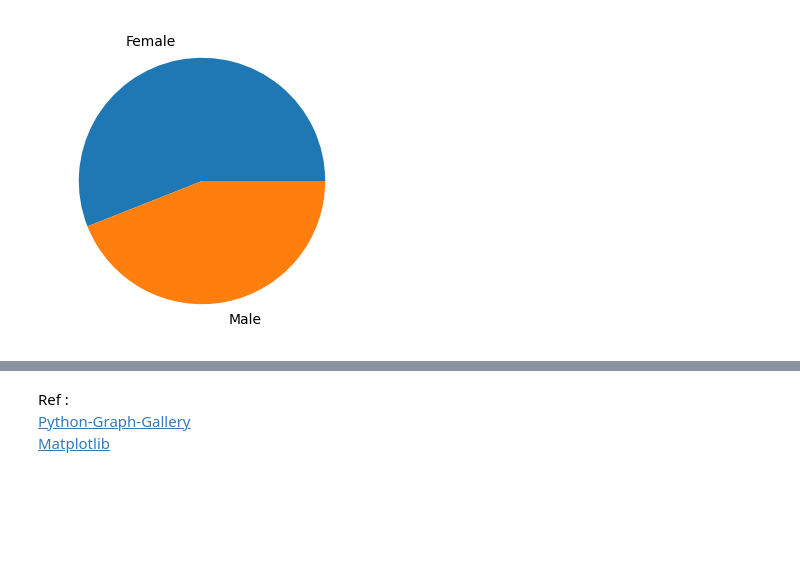
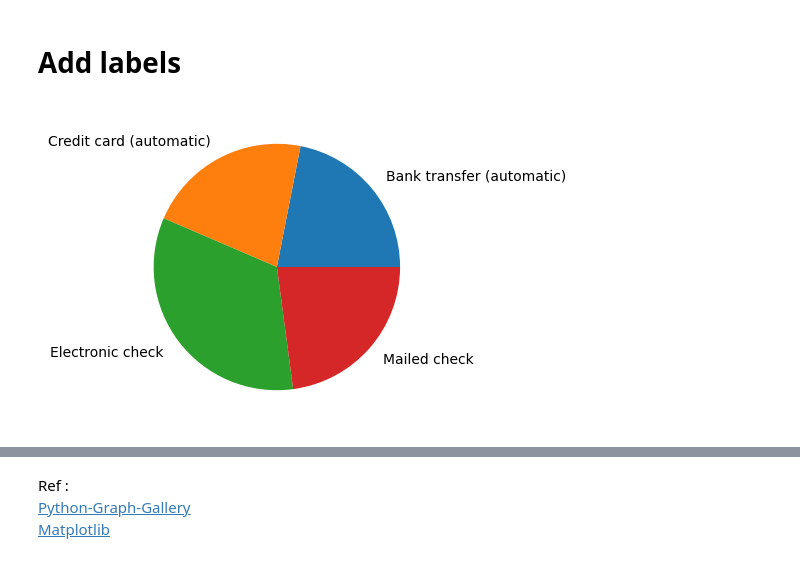
Before and after one commit to pritomsh/piechart-with-matplotlib, a Jupyter notebook: piechart-with-matplotlib.ipynb, the cells around one changed output, grey strips where cells are left out. Drawn from its saved outputs; the diff is of its cells as text; code cells hidden in the pictures; blank space fills up the shorter version.

```diff
--- a/piechart-with-matplotlib.ipynb
+++ b/piechart-with-matplotlib.ipynb
@@ -6,6 +15,7 @@ import matplotlib.pyplot as plt
 import warnings
 warnings.filterwarnings('ignore')
 # %%
-data = pd.read_csv('data/mall customers.csv')
+# Load data
+data = pd.read_csv('data/Customer-Churn-Prediction.csv')
 data.head()
 # %% [output]
@@ -28,4 +87,5 @@ dtype: int64
 # %%
-newdata = data.groupby('Gender').size().rename_axis('gender_category').reset_index(name='count')
+# here groupby Payment Method and make a new data
+newdata = data.groupby('PaymentMethod').size().rename_axis('PaymentMethodCategory').reset_index(name='Count')
 newdata.head()
 # %% [output]
@@ -43,0 +97,4 @@ plt.show()
+# %%
+# make 2 variable for labels and values
+labels = newdata.PaymentMethodCategory
+values = newdata.Count
@@ -44,6 +111,8 @@ plt.show()
+# %% [markdown]
+# Add labels
 # %%
 # Label distance: gives the space between labels and the center of the pie
-plt.pie(df['count'], labels=df.gender_category, labeldistance=1.15);
+plt.pie(values, labels=labels, labeldistance=1.15);
 plt.show();
 # %% [output]
-[figure, old version]
+[figure, new version]
```
Also changed, not shown: parts of 31 cells of this notebook.
